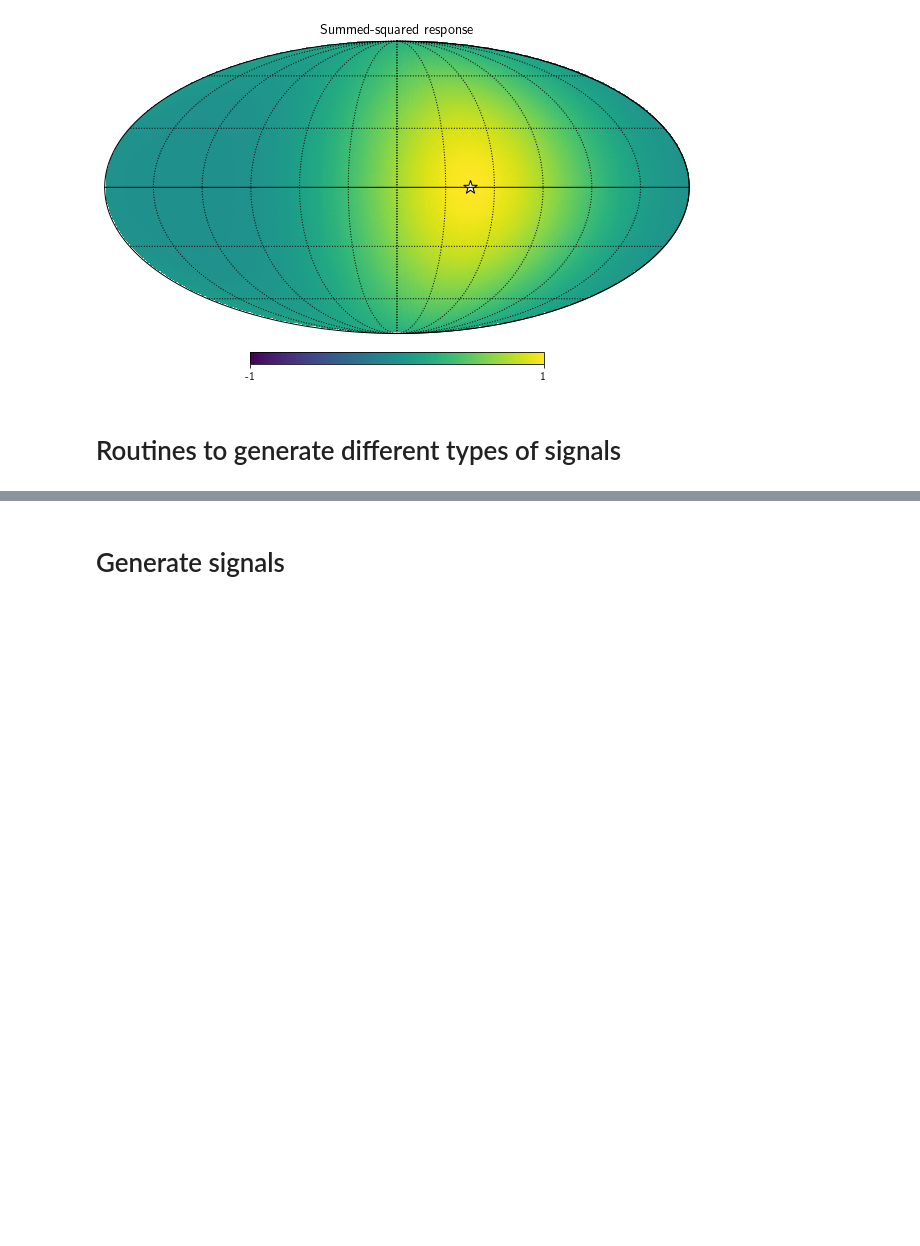
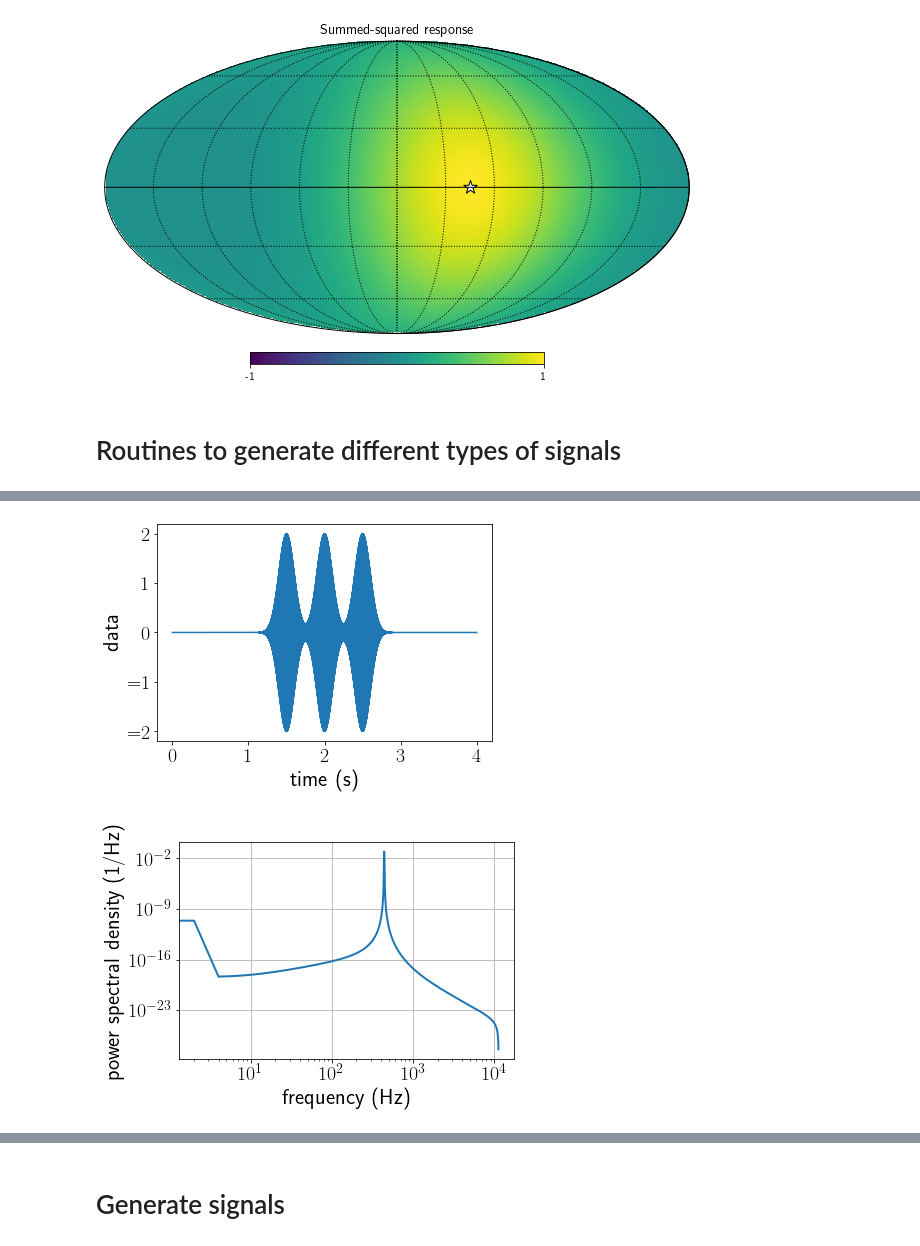
Before and after one commit to josephromano/leshouches, a Jupyter notebook: code/sound_example/sound_signals.ipynb, the cells around one changed output, grey strips where cells are left out. Cells and saved outputs as stored; diff of their text form; code cells hidden in the pictures; blank space fills up the shorter version.

```diff
--- a/code/sound_example/sound_signals.ipynb
+++ b/code/sound_example/sound_signals.ipynb
@@ -138,0 +228,10 @@ plt.show()
+# %%
+fileprefix = 'planewave'
+r = r1 + r2 + r3
+savetimeseries(t, r, fileprefix)
+playsoundfile(fileprefix)
+plottimeseries(t, r, t1, t2, fileprefix)
+plotpowerspectrum(t, r, t1, t2, Fs, fileprefix)
+# %% [output]
+[figure, added]
+[figure, added]
```
Also changed, not shown: parts of 5 cells of this notebook.
